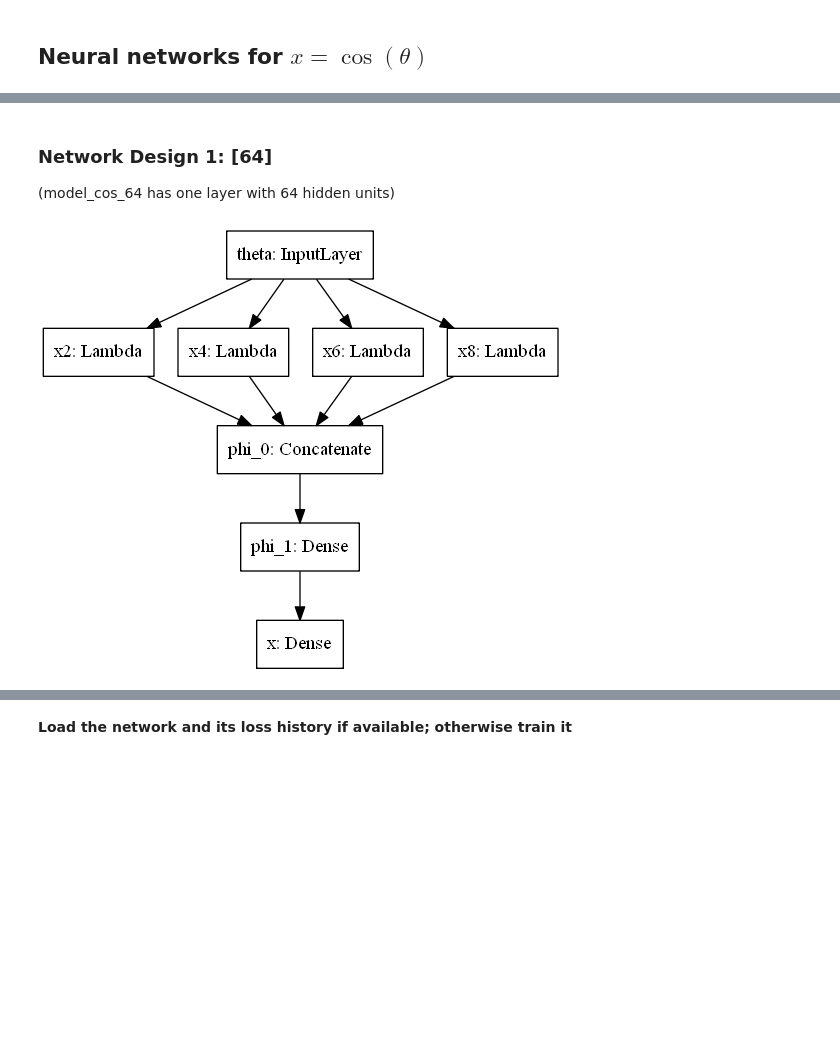
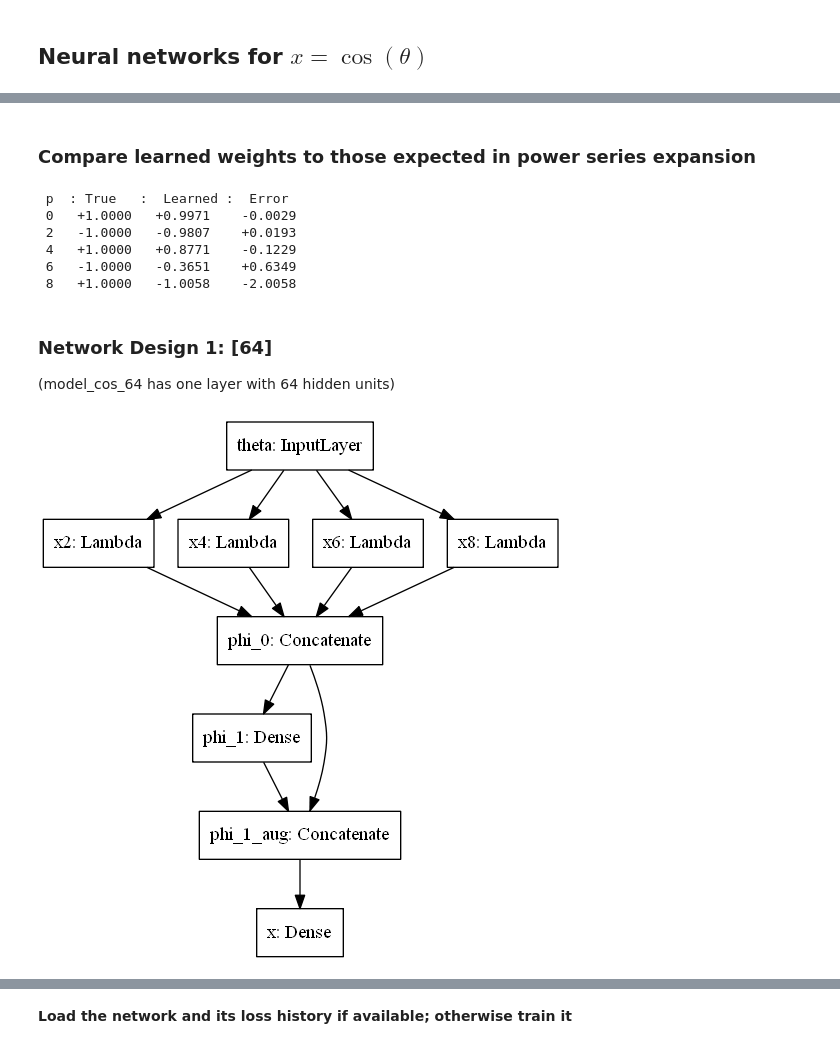
Before and after one commit to memanuel/IACS-n-body, a Jupyter notebook: src/polar-coord-cos.ipynb, the cells around one changed output, grey strips where cells are left out. Cells and saved outputs as stored; diff of their text form; code cells hidden in the pictures; blank space fills up the shorter version.

Commit message:
added skip layers; generic power series; sin and cos look good

```diff
--- a/src/polar-coord-cos.ipynb
+++ b/src/polar-coord-cos.ipynb
@@ -136,16 +250,39 @@ def plot_error_cos(model, theta):
+# %% [markdown]
+### Compare learned weights to those expected in power series expansion
+# %%
+wts = np.zeros(5)
+wts[0] = model_cos_.weights[1].numpy()
+wts[1:5] = model_cos_.weights[0].numpy().flatten()
+wts
+print(f' p  : True   :  Learned :  Error')
+for n in range(5):
+    p = 2*n
+    coef_true = (-1) ** (n)
+    coef_learned = wts[n]
+    coef_err = coef_learned - coef_true
+    print(f'{p:2}   {coef_true:+6.4f}   {coef_learned:+6.4f}    {coef_err:+6.4f}')
+# %% [output]
+ p  : True   :  Learned :  Error
+ 0   +1.0000   +0.9971    -0.0029
+ 2   -1.0000   -0.9807    +0.0193
+ 4   +1.0000   +0.8771    -0.1229
+ 6   -1.0000   -0.3651    +0.6349
+ 8   +1.0000   -1.0058    -2.0058
 # %% [markdown]
 ### Network Design 1: [64]
 (model_cos_64 has one layer with 64 hidden units)
 # %%
-# Build the NN model of y=sin(theta)
-model_cos_64 = make_model_even(func_name='cos',
-                               input_name='theta',
-                               output_name='x',
-                               hidden_sizes=[64])
+# Build the NN model of y=cos(theta)
+model_cos_64 = make_model_pow(func_name='cos',
+                              input_name='theta',
+                              output_name='x',
+                              powers=[2,4,6,8],
+                              skip_layers=True,
+                              hidden_sizes=[64])
 # %%
-keras.utils.plot_model(model_cos_64)
+keras.utils.plot_model(model_cos_64, show_shapes=False)
 # %% [output]
-[figure, old version]
+[figure, new version]
 # %%
 model_cos_64.summary()
 # %% [output]
```
Also changed, not shown: parts of 51 cells of this notebook, 2 other files.
